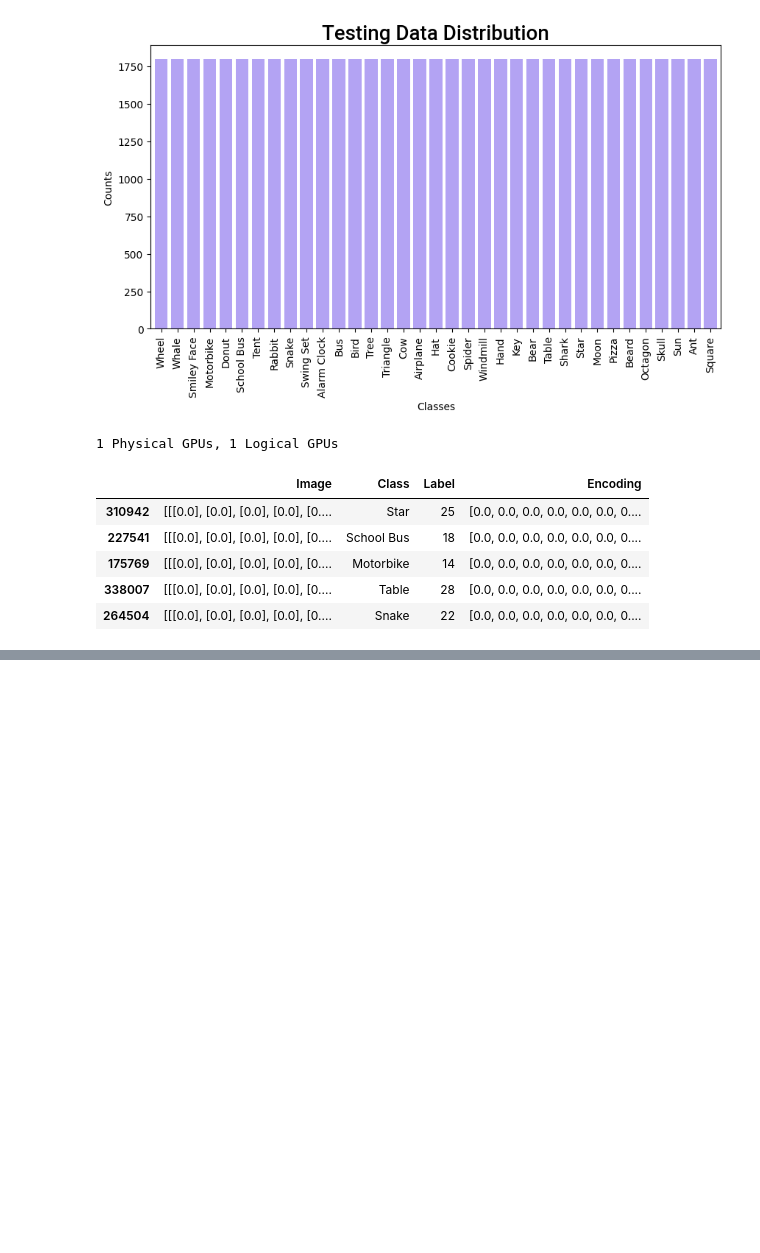
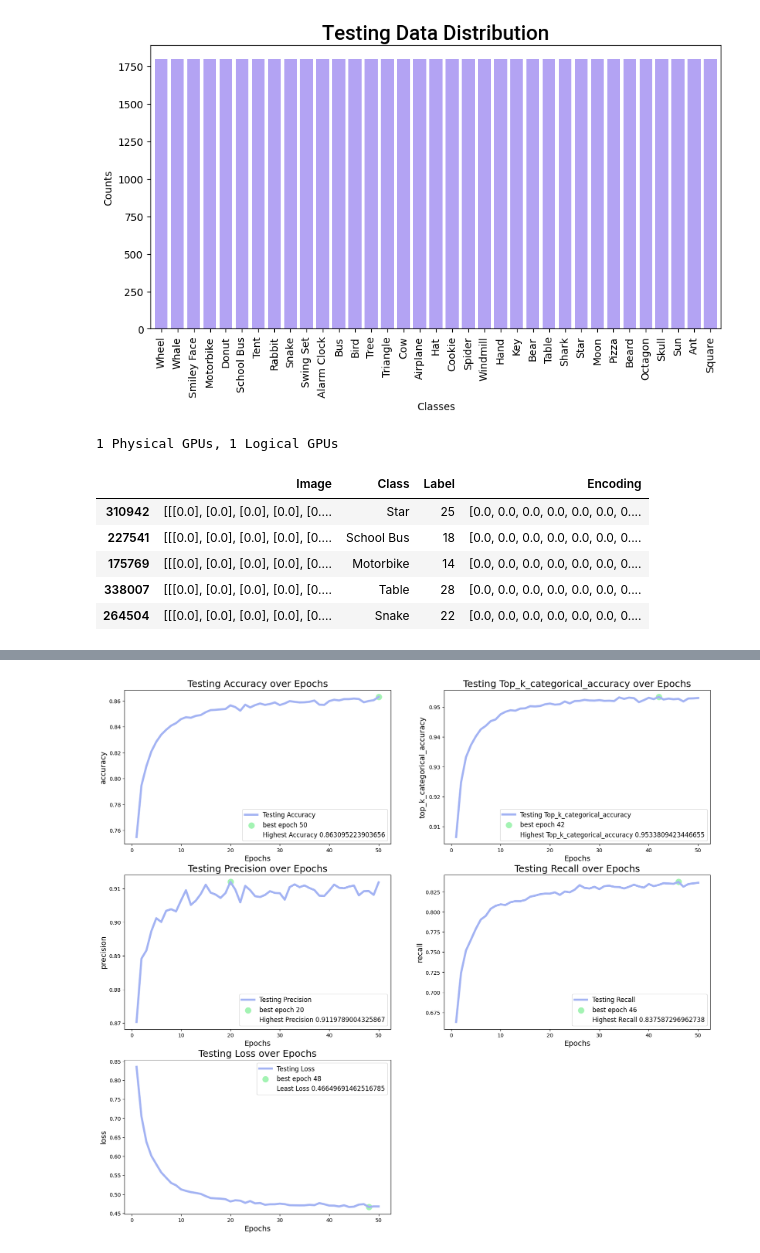
Before and after one commit to Rahul-Samedavar/DoodleMind, a Jupyter notebook: trainer.ipynb, the cells around one changed output, grey strips where cells are left out. Drawn from its saved outputs; the diff is of its cells as text; code cells hidden in the pictures; blank space fills up the shorter version.

Commit message:
Testing Complete

```diff
--- a/trainer.ipynb
+++ b/trainer.ipynb
@@ -244,0 +193,14 @@ weighted avg       0.86      0.86      0.86     63000
+# %%
+test_results = {'loss': [], 'accuracy': [], 'top_k_categorical_accuracy': [], 'precision': [], 'recall':[]}
+# %%
+from tensorflow.keras.models import load_model
+
+X_test = np.array(test['Image'].tolist())
+y_test = np.array(test['Encoding'].tolist())
+
+for path in os.listdir('Models'):
+    if path.endswith('.keras'):
+        mod = load_model(os.path.join("Models", path))
+        score = mod.evaluate(X_test, y_test)
+        for i, key in enumerate(test_results.keys()):
+            test_results[key].append(score[i])
@@ -244,0 +225,25 @@ weighted avg       0.86      0.86      0.86     63000
+# %%
+TEST_CLR  = '#A3B3F3'
+BEST_CLR = '#A3F3B3'
+
+epochs = [i for i in range(1, len(test_results['loss'])+1)]
+plt.figure(figsize=(20, 18))
+for i, m in enumerate(['accuracy', 'top_k_categorical_accuracy', 'precision', 'recall', 'loss']):
+    values = test_results[m]
+    if m == 'loss':
+        best_value = np.min(values)
+    else:
+        best_value = np.max(values)
+    best_epochs = [j for j, v in enumerate(values) if v == best_value]
+
+    plt.subplot(3, 2, i+1)
+    plt.plot(epochs, values, color=TEST_CLR, label = f"Testing {m.capitalize()}", linewidth=4)
+    for e in best_epochs:
+        plt.scatter(e+1, best_value, color=BEST_CLR, s=120, label=f'best epoch {e+1}')
+    plt.scatter(best_epochs[0]+1, best_value, color=BEST_CLR, s=0, label=f"{'Least' if m == 'loss' else 'Highest'} {m.capitalize()} {best_value}")
+    plt.title(f"Testing {m.capitalize()} over Epochs", fontdict={'size':18})
+    plt.xlabel('Epochs', fontdict={'size':14})
+    plt.ylabel(m, fontdict={'size':14})
+    plt.legend(fontsize=12)
+# %% [output]
+[figure, added]
```
Also changed, not shown: parts of 11 cells of this notebook, 5 other files.
